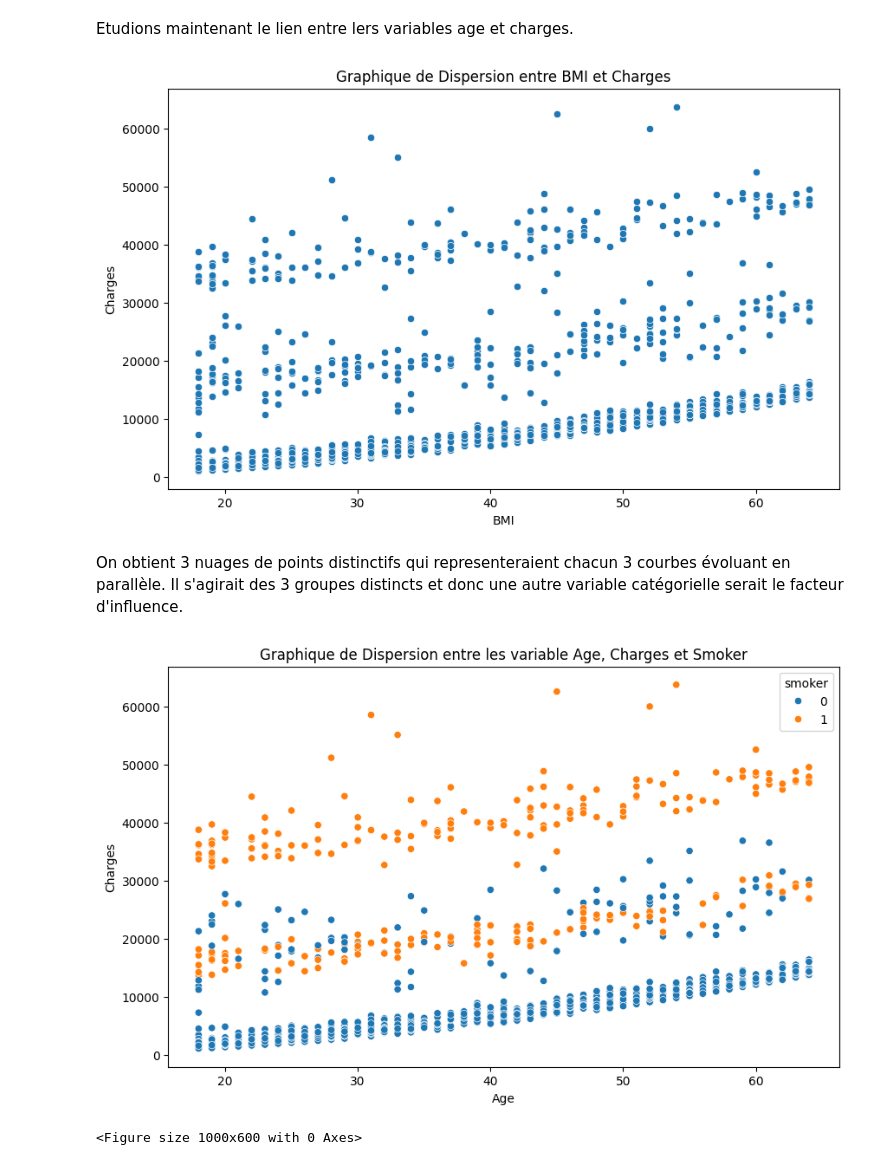
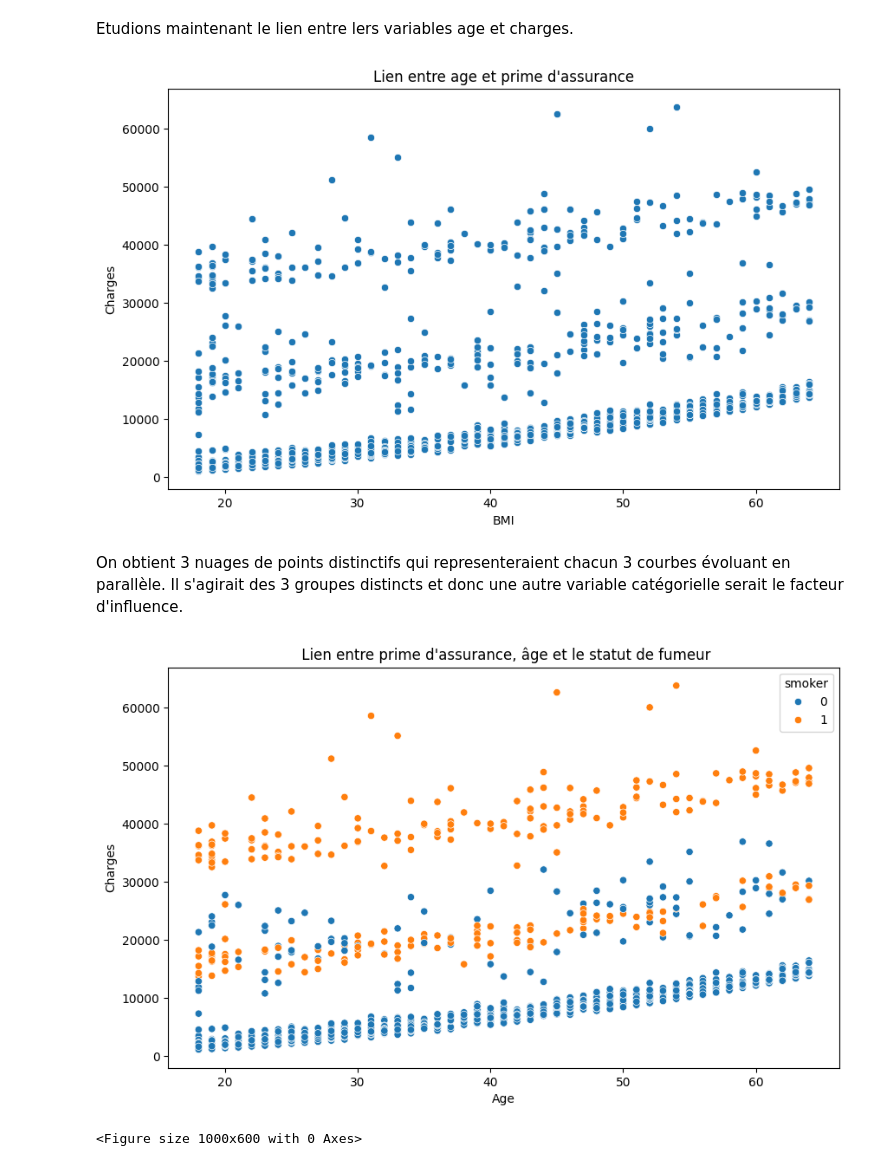
Before and after one commit to ChristianPRO1982/insurance_premium_SC, a Jupyter notebook: analyse.ipynb, the cells around one changed output. Cells and saved outputs as stored; diff of their text form; code cells hidden in the pictures.

```diff
--- a/analyse.ipynb
+++ b/analyse.ipynb
@@ -196,25 +196,25 @@ Etudions maintenant le lien entre lers variables age et charges.
 # %%
 plt.figure(figsize=(10, 6))
 sns.scatterplot(x='age', y='charges', data=df)
-plt.title('Graphique de Dispersion entre BMI et Charges')
+plt.title("Lien entre age et prime d'assurance")
 plt.xlabel('BMI')
 plt.ylabel('Charges')
 plt.show()
 # %% [output]
-[figure, old version]
+[figure, new version]
 # %% [markdown]
 On obtient 3 nuages de points distinctifs qui representeraient chacun 3 courbes évoluant en parallèle. Il s'agirait des 3 groupes distincts et donc une autre variable catégorielle serait le facteur d'influence.
 # %%
 #on trace le nuage de points et on intégre une variable catégorielle dans le parametre hue
 plt.figure(figsize=(10, 6))
 
 sns.scatterplot(x='age', y='charges', hue='smoker', data=df)
-plt.title('Graphique de Dispersion entre les variable Age, Charges et Smoker')
+plt.title(" Lien entre prime d'assurance, âge et le statut de fumeur")
 plt.xlabel('Age')
 plt.ylabel('Charges')
 plt.show()
 # %% [output]
-[figure, old version]
+[figure, new version]
 # %%
 #ajouter droite de regression par groupe
 plt.figure(figsize=(10, 6))
```
Also changed, not shown: parts of 9 cells of this notebook, 1 other file.
